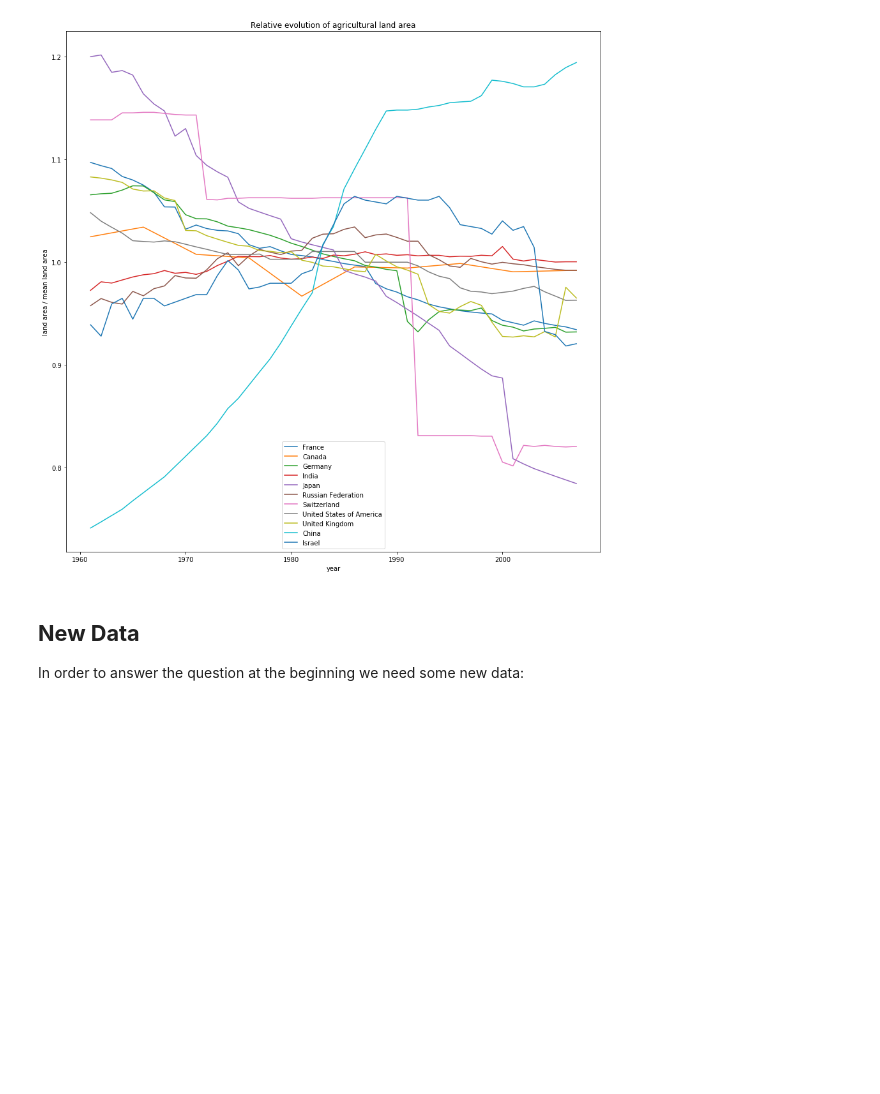
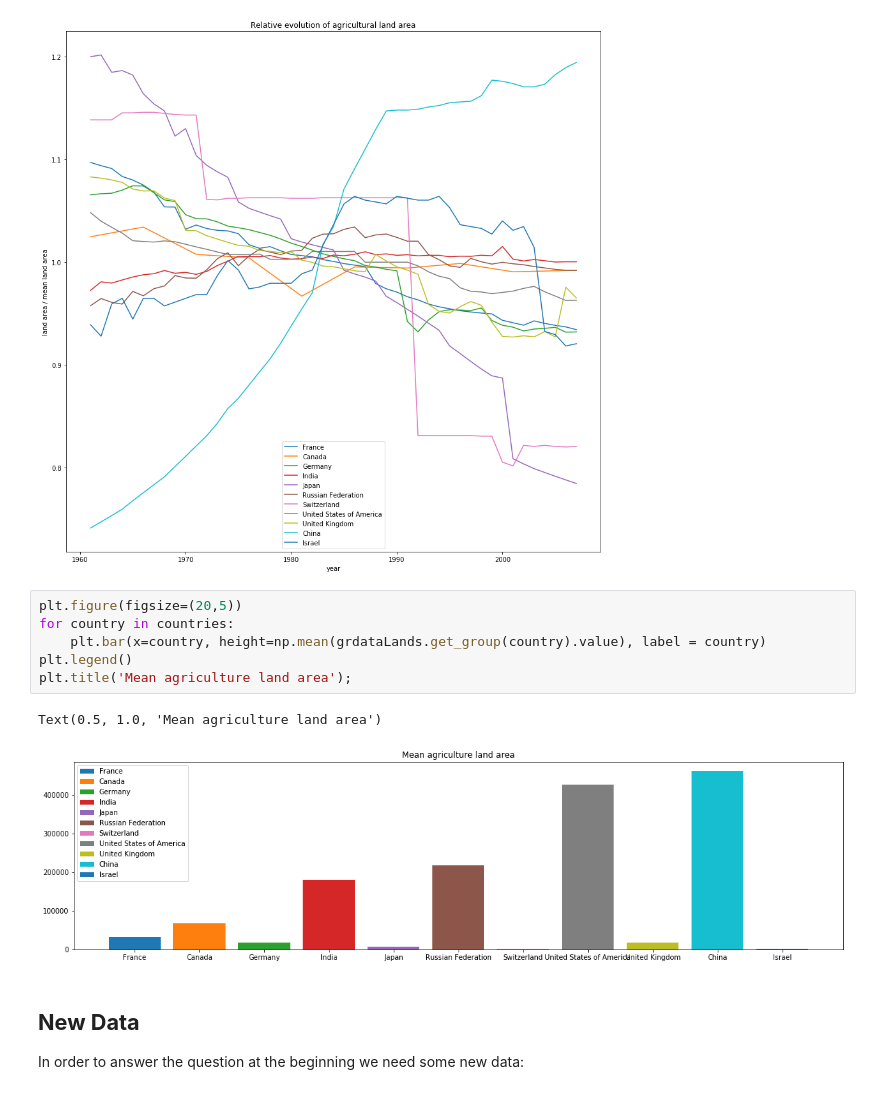
Before and after one commit to shivz7/ADA, a Jupyter notebook: Q3.ipynb, the cells around one changed output. Saved outputs shown, nothing was run; the diff lists cells and outputs as text; blank space fills up the shorter version.

Commit message:
some plots

```diff
--- a/Q3.ipynb
+++ b/Q3.ipynb
@@ -124,6 +124,15 @@ plt.title('Relative evolution of agricultural land area')
 # %% [output]
 Text(0.5, 1.0, 'Relative evolution of agricultural land area')
 [figure]
+# %%
+plt.figure(figsize=(20,5))
+for country in countries:
+    plt.bar(x=country, height=np.mean(grdataLands.get_group(country).value), label = country)
+plt.legend()
+plt.title('Mean agriculture land area');
+# %% [output]
+Text(0.5, 1.0, 'Mean agriculture land area')
+[figure, added]
 # %% [markdown]
 ## **New Data**
 In order to answer the question at the beginning we need some new data:
```
Also changed, not shown: parts of 13 cells of this notebook.
